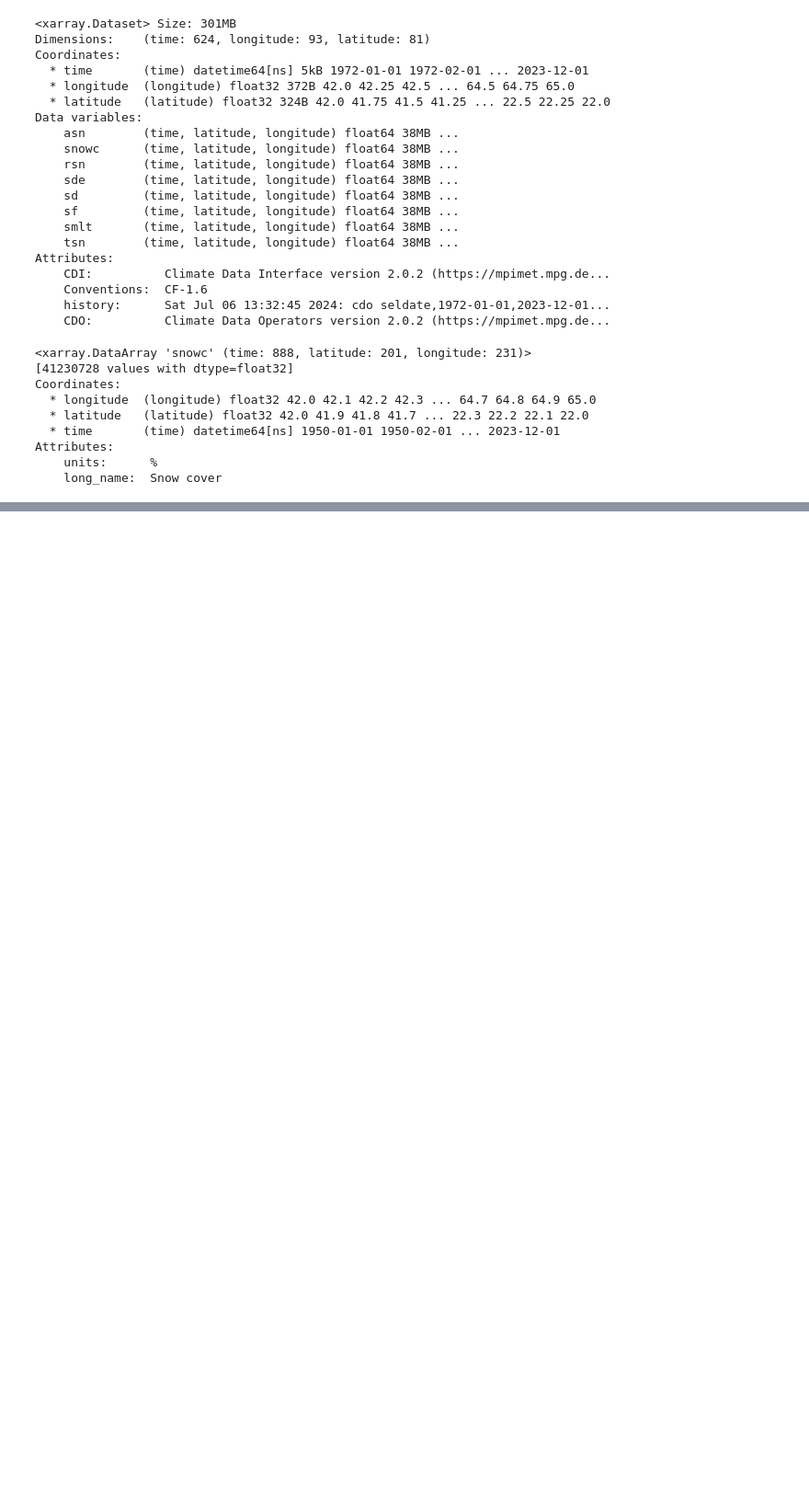
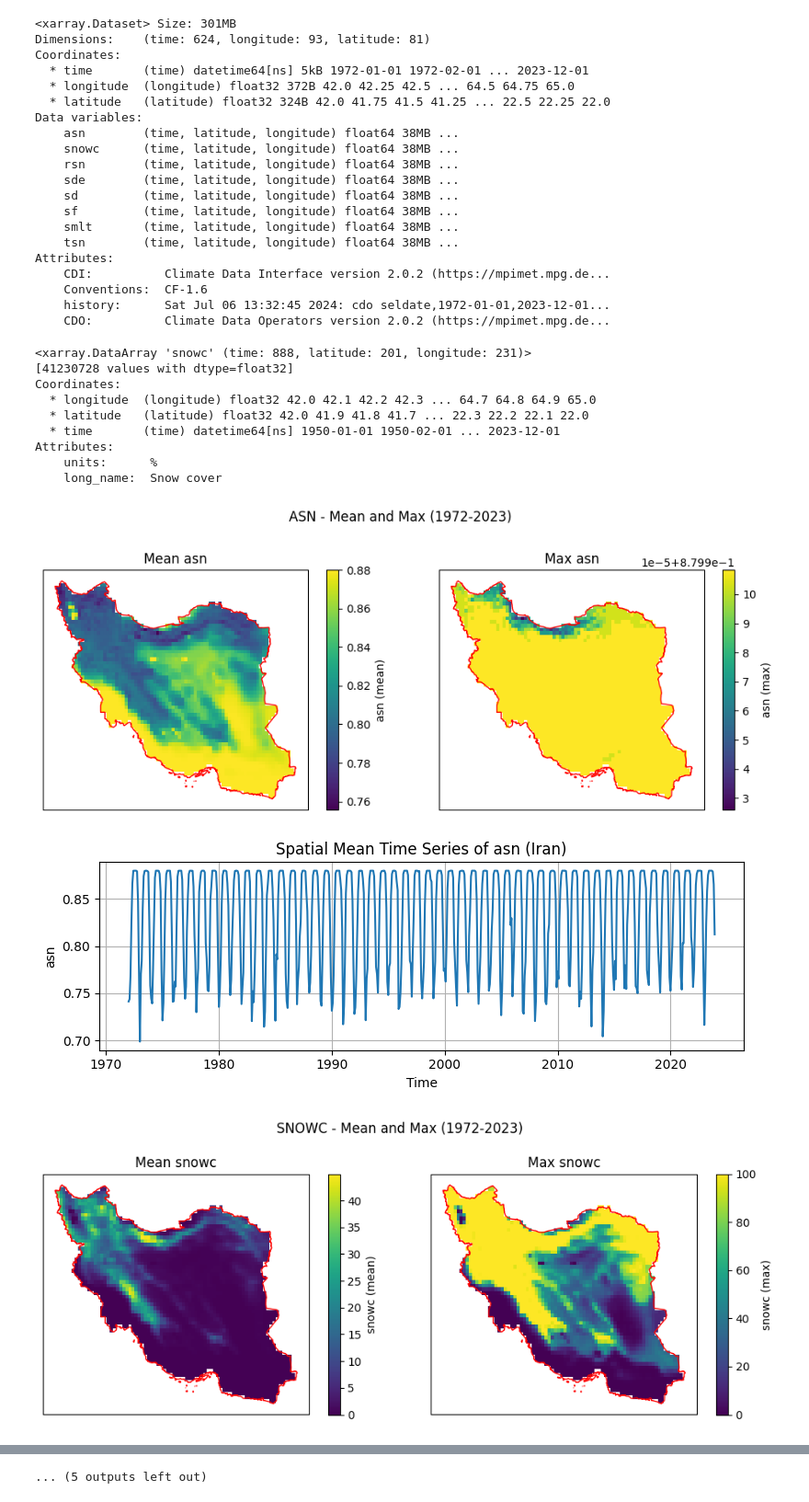
Before and after one commit to AliRezaee86/Snow, a Jupyter notebook: Snow_1950-2023_Iran.ipynb, the cells around one changed output, grey strips where cells are left out. Shown at 92% size. Cells and saved outputs as stored; diff of their text form; code cells hidden in the pictures; blank space fills up the shorter version.

```diff
--- a/Snow_1950-2023_Iran.ipynb
+++ b/Snow_1950-2023_Iran.ipynb
@@ -96,3 +96,81 @@ Coordinates:
 Attributes:
     units:      %
     long_name:  Snow cover
+# %%
+import xarray as xr
+import rioxarray
+import geopandas as gpd
+import matplotlib.pyplot as plt
+import cartopy.crs as ccrs
+import os
+
+# Load Data
+data_Snow = xr.open_dataset("srs_cuted_1972-2023.nc")
+variables = ['asn', 'snowc', 'rsn', 'sde', 'sd', 'sf', 'smlt', 'tsn']
+
+# Load and Prepare Shapefile
+iran_shp = gpd.read_file(r"Iran\iran layer\IRAN.shp")
+iran_shp = iran_shp.to_crs("EPSG:4326")  # Make sure CRS matches your data
+
+# Create output directories
+os.makedirs("output_maps", exist_ok=True)
+os.makedirs("output_timeseries", exist_ok=True)
+
+# Loop through variables
+for var in variables:
+    da = data_Snow[var]
+    da = da.rio.write_crs("EPSG:4326")
+    da_clip = da.rio.clip(iran_shp.geometry, iran_shp.crs, drop=True, invert=False)
+
+    mean_map = da_clip.mean(dim='time')
+
+    if var == 'tsn':
+        other_map = da_clip.min(dim='time')
+        other_label = 'min'
+        other_title = 'Min'
+    else:
+        other_map = da_clip.max(dim='time')
+        other_label = 'max'
+        other_title = 'Max'
+
+    # Plot mean and other (max or min) maps side by side
+    fig, axes = plt.subplots(1, 2, figsize=(10, 4), subplot_kw={'projection': ccrs.PlateCarree()})
+
+    # Mean map
+    mean_map.plot(ax=axes[0], cmap='viridis', cbar_kwargs={'label': f'{var} (mean)'}, add_colorbar=True)
+    iran_shp.boundary.plot(ax=axes[0], edgecolor='red', linewidth=1)
+    axes[0].set_title(f'Mean {var}')
+    axes[0].set_xlabel('')
+    axes[0].set_ylabel('')
+
+    # Max or Min map
+    other_map.plot(ax=axes[1], cmap='viridis', cbar_kwargs={'label': f'{var} ({other_label})'}, add_colorbar=True)
+    iran_shp.boundary.plot(ax=axes[1], edgecolor='red', linewidth=1)
+    axes[1].set_title(f'{other_title} {var}')
+    axes[1].set_xlabel('')
+    axes[1].set_ylabel('')
+
+    plt.suptitle(f'{var.upper()} - Mean and {other_title} (1972-2023)', fontsize=12)
+    plt.tight_layout(rect=[0, 0, 1, 0.95])
+    plt.show()
+    fig.savefig(f'output_maps/map_mean_{other_label}_{var}.png', dpi=150)
+    plt.close(fig)
+
+    # Plot and save time series of spatial mean
+    ts = da_clip.mean(dim=['latitude', 'longitude'])
+    plt.figure(figsize=(8, 3))
+    ts.plot()
+    plt.title(f'Spatial Mean Time Series of {var} (Iran)')
+    plt.ylabel(var)
+    plt.xlabel('Time')
+    plt.grid(True)
+    plt.tight_layout()
+    plt.show()
+    plt.savefig(f'output_timeseries/timeseries_{var}.png', dpi=150)
+    plt.close()
+
+print("All maps and time series charts are shown and saved.")
+# %% [output]
+[figure, added]
+[figure, added]
+[figure, added]
@@ -98,0 +186 @@ Attributes:
+... (5 outputs left out)
```
Also changed, not shown: parts of 2 cells of this notebook.
